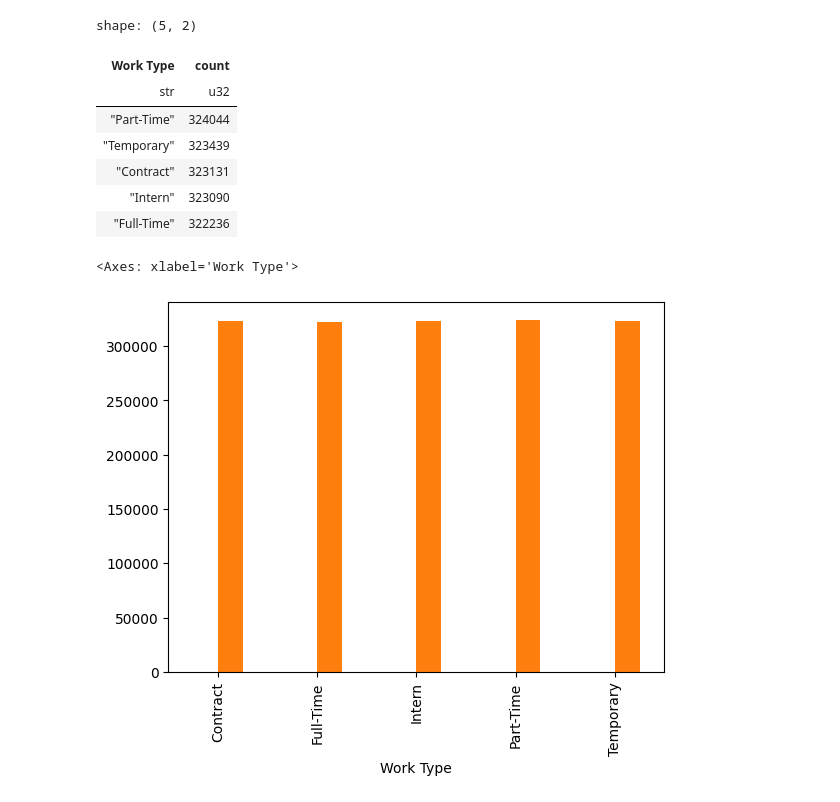
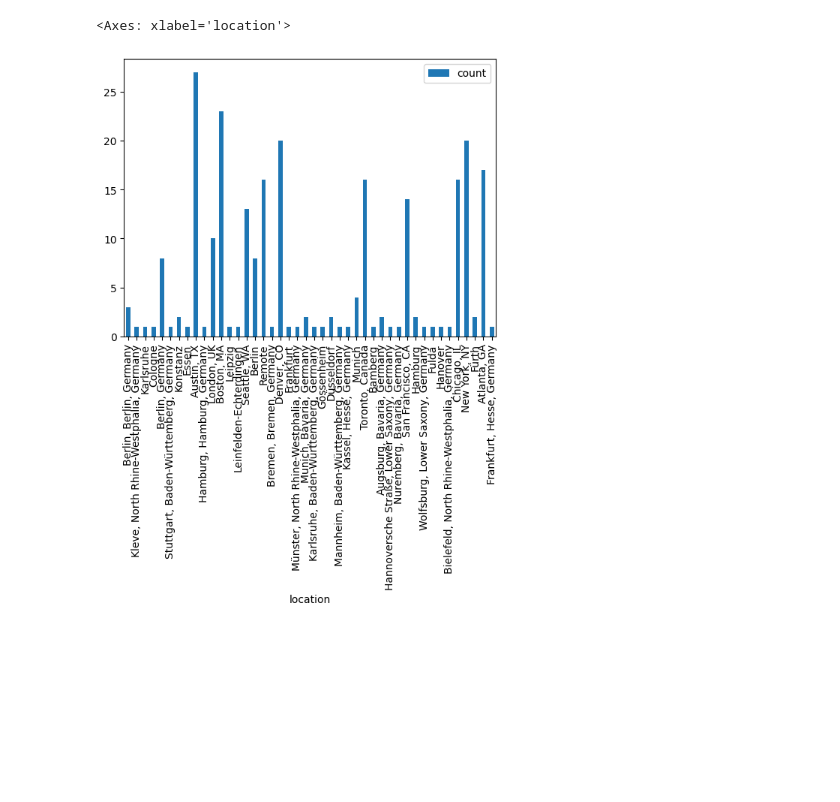
Before and after one commit to CLerdmy/job-market-ml-service, a Jupyter notebook: notebooks/01_eda.ipynb, the cells around one changed output. Cells and saved outputs as stored; diff of their text form; code cells hidden in the pictures; blank space fills up the shorter version.

```diff
--- a/notebooks/01_eda.ipynb
+++ b/notebooks/01_eda.ipynb
@@ -5,7 +5,7 @@ import matplotlib.pyplot as plt
 from pathlib import Path
 
 project_root = Path.cwd().parent
-data_csv_path = project_root / "data" / "raw" / "job_descriptions.csv"
+data_csv_path = project_root / "data" / "raw" / "job_market.csv"
 # %%
 df = pl.read_csv(str(data_csv_path))
 # %%
@@ -180,21 +169,9 @@ shape: (10, 2)
-# %%
-df["Work Type"].value_counts().sort("count", descending=True)
-# %% [output]
-shape: (5, 2)
-| Work Type | count |
-| str | u32 |
-| "Part-Time" | 324044 |
-| "Temporary" | 323439 |
-| "Contract" | 323131 |
-| "Intern" | 323090 |
-| "Full-Time" | 322236 |
 # %%
-(df["Work Type"]
+(df["location"]
  .value_counts()
  .to_pandas()
- .reset_index()
- .set_index("Work Type")
- .plot(kind="bar", legend=False))
+ .set_index("location")
+ .plot(kind="bar", legend=True))
 # %% [output]
-<Axes: xlabel='Work Type'>
+<Axes: xlabel='location'>
-[figure, old version]
+[figure, new version]
```
Also changed, not shown: parts of 28 cells of this notebook.
